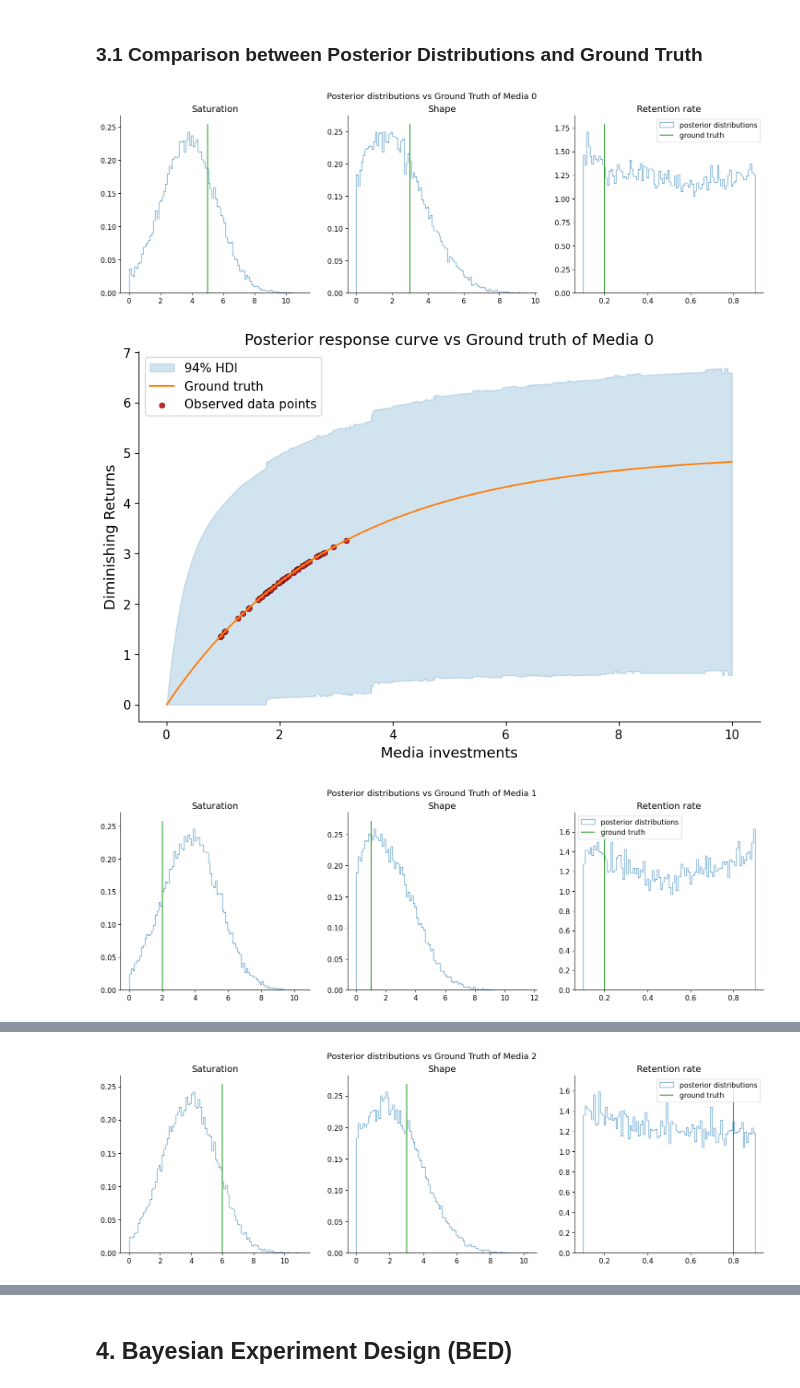
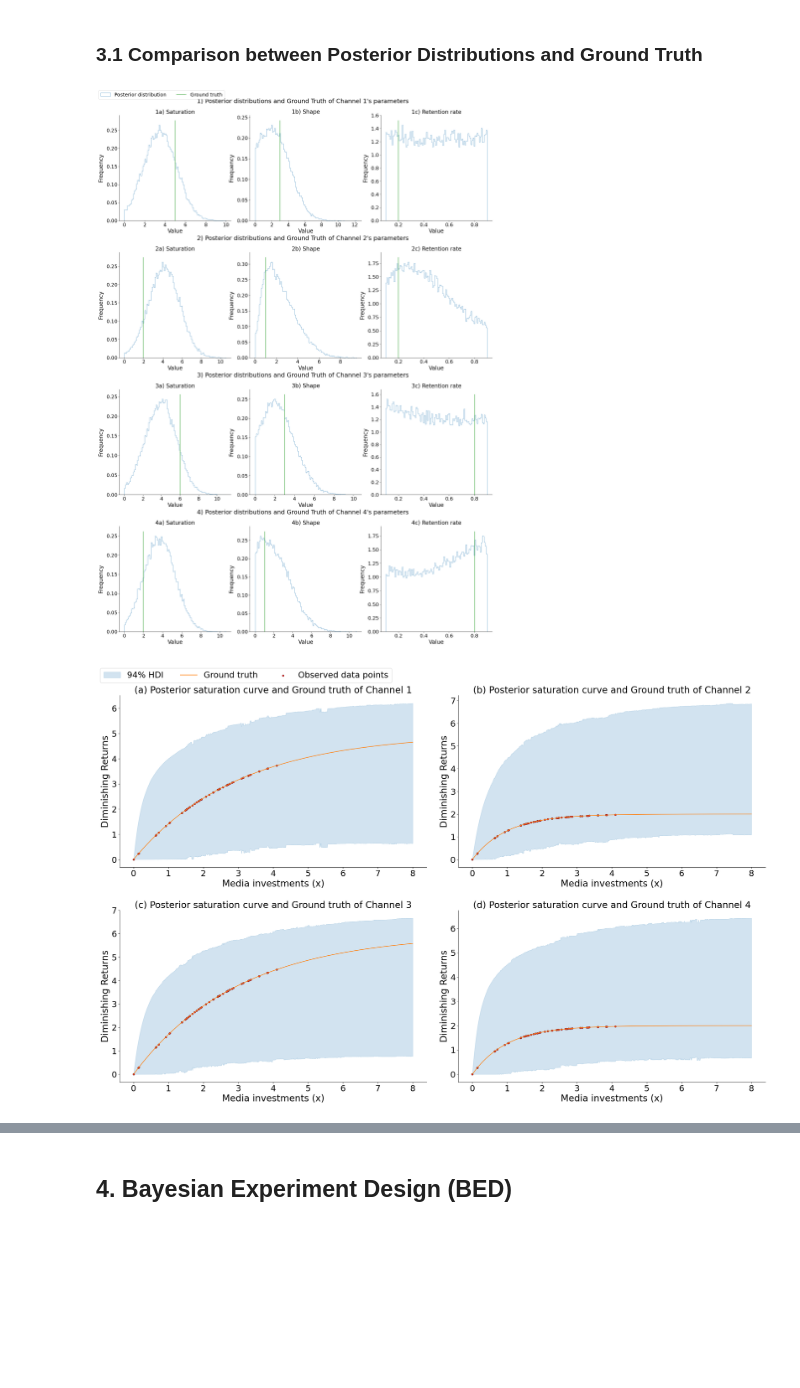
Before and after one commit to triluu03/bedmmm, a Jupyter notebook: experiment/all_uncertain_channels.ipynb, the cells around one changed output, grey strips where cells are left out. Saved outputs shown, nothing was run; the diff lists cells and outputs as text; code cells hidden in the pictures; blank space fills up the shorter version.

```diff
--- a/experiment/all_uncertain_channels.ipynb
+++ b/experiment/all_uncertain_channels.ipynb
@@ -23,12 +25,12 @@ from thesis.plot import (
 # %%
 plt.rcParams.update(
     {
-        "font.size": 11,
-        "axes.labelsize": 13,
-        "axes.titlesize": 14,
-        "legend.fontsize": 11,
-        "xtick.labelsize": 11,
-        "ytick.labelsize": 11,
+        "font.size": 18,
+        "axes.labelsize": 20,
+        "axes.titlesize": 20,
+        "legend.fontsize": 18,
+        "xtick.labelsize": 18,
+        "ytick.labelsize": 18,
         "axes.spines.top": False,
         "axes.spines.right": False,
     }
@@ -57,7 +59,7 @@ generator = (
         saturation=5,
         shape=3,
         metric_lower_bound=2,
-        noise=0.0,
+        noise=1.0,
     )
     # 2. Low retention rate, low saturation, low shape
     .generate_media(
@@ -65,7 +67,7 @@ generator = (
         saturation=2,
         shape=1,
         metric_lower_bound=2,
-        noise=0.0,
+        noise=1.0,
     )
     # 3. High retention rate, high saturation, high shape
     .generate_media(
@@ -73,7 +75,7 @@ generator = (
         saturation=6,
         shape=3,
         metric_lower_bound=2,
-        noise=0.0,
+        noise=1.0,
     )
     # 4. High retention rate, low saturation, low shape
     .generate_media(
@@ -81,7 +83,7 @@ generator = (
         saturation=2,
         shape=1,
         metric_lower_bound=2,
-        noise=0.0,
+        noise=1.0,
     )
     .generate_target(noise=3)
 )
@@ -162,7 +164,7 @@ model_config = {
     "obs_sigma": 3,
 }
 sampler_config = {
-    "draws": 6_000,
+    "draws": 9_000,
     "tune": 3_000,
     "chains": 4,
     "cores": 4,
@@ -197,12 +199,20 @@ summary_df = az.summary(idata)
 # %% [markdown]
 ### 3.1 Comparison between Posterior Distributions and Ground Truth
 # %%
-for media_feature_name in ["media_0", "media_1", "media_2", "media_3"]:
-    plot_posterior_vs_ground_truth(idata, media_param_df, media_feature_name)
-    plot_posterior_response_curve(
-        idata, data, media_param_df, media_feature_name=media_feature_name
-    )
+plot_posterior_vs_ground_truth(
+    idata,
+    media_param_df,
+    ["media_0", "media_1", "media_2", "media_3"],
+    figsize=(20, 28),
+    subplot_adjust_kwargs={"top": 0.95, "hspace": 0.3},
+)
+
+plot_posterior_response_curve_multiple(
+    idata,
+    data=data,
+    media_param_df=media_param_df,
+    media_feature_names=["media_0", "media_1", "media_2", "media_3"],
+)
 # %% [output]
-[figure, old version]
+[figure, new version]
-[figure, old version]
+[figure, new version]
-[figure, removed]
@@ -210 +218,0 @@ for media_feature_name in ["media_0", "media_1", "media_2", "media_3"]:
-[figure, removed]
```
Also changed, not shown: parts of 12 cells of this notebook, 1 other file.
